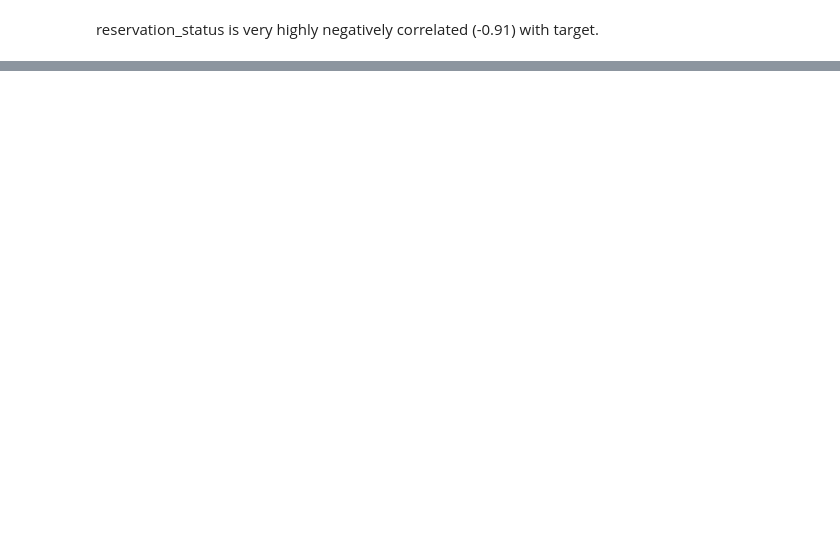
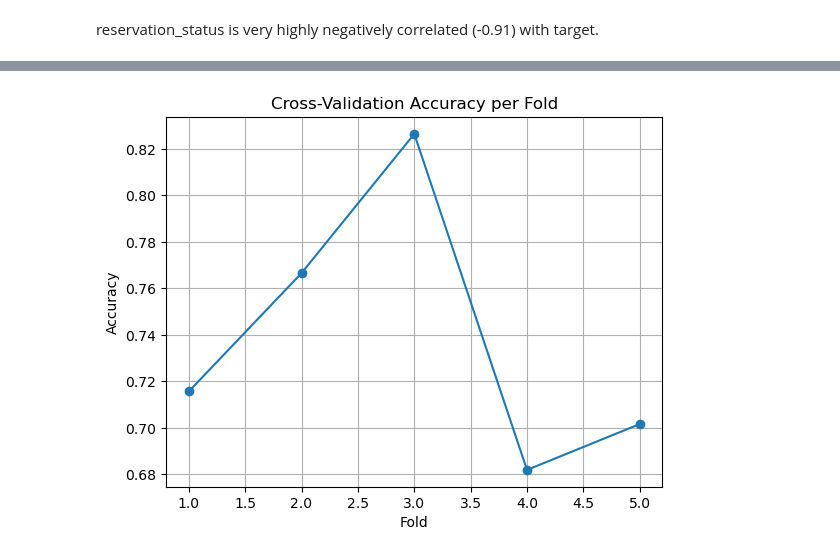
Before and after one commit to mohammed-fariz/project1, a Jupyter notebook: Hotel booking cancellation prediction/data collection.ipynb, the cells around one changed output, grey strips where cells are left out. Cells and saved outputs as stored; diff of their text form; code cells hidden in the pictures; blank space fills up the shorter version.

```diff
--- a/Hotel booking cancellation prediction/data collection.ipynb
+++ b/Hotel booking cancellation prediction/data collection.ipynb
@@ -1733,0 +1791,5 @@ F1score:0.99
+# %%
+model=LogisticRegression()
+scores = cross_val_score(model, X, y, cv=5, scoring='accuracy')
+print("Cross-validation accuracy scores:", scores)
+print("Average accuracy:", scores.mean())
@@ -1733,0 +1816,9 @@ F1score:0.99
+# %%
+folds = [1, 2, 3, 4, 5]
+plt.plot(folds, scores, marker='o')
+plt.xlabel("Fold")
+plt.ylabel("Accuracy")
+plt.title("Cross-Validation Accuracy per Fold")
+plt.grid(True)
+# %% [output]
+[figure, added]
```
Also changed, not shown: parts of 131 cells of this notebook.
